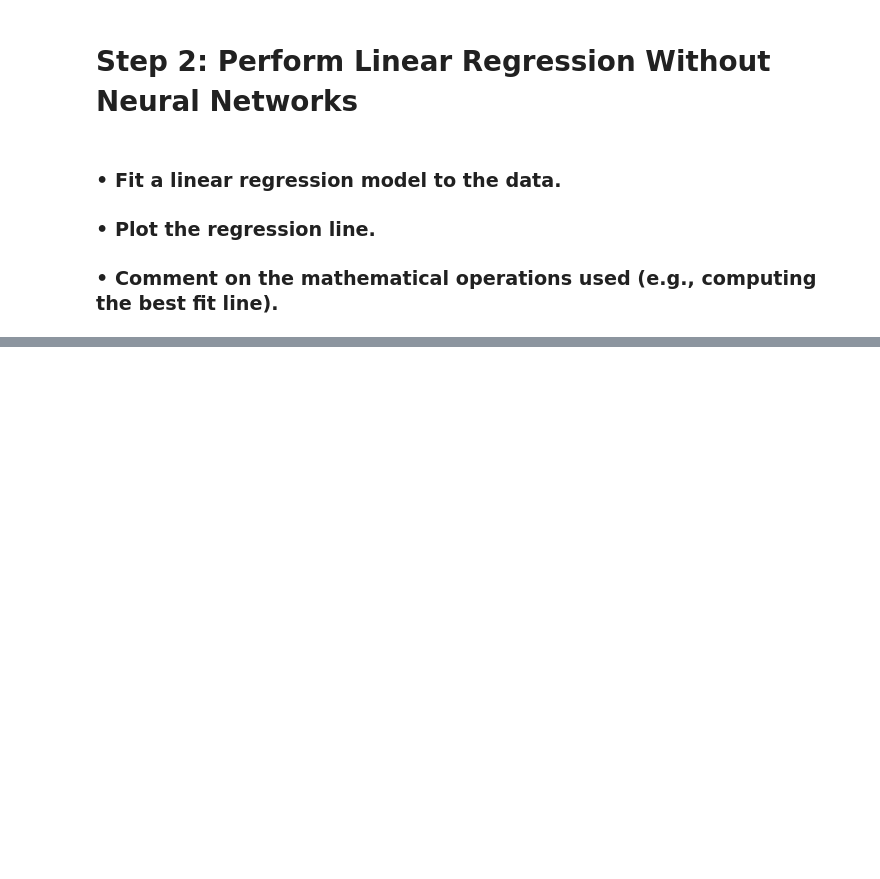
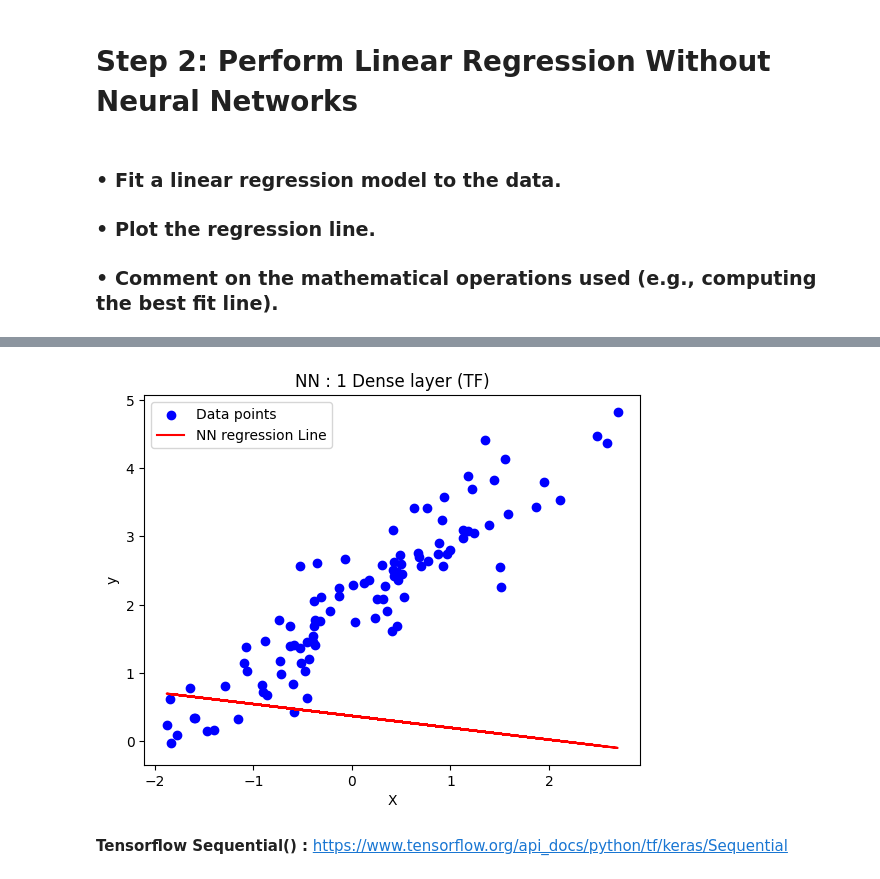
Before and after one commit to akshayparate123/Stevens-Data-Science-Coursework, a Jupyter notebook: CS 583/Programming Assignment 1.ipynb, the cells around one changed output, grey strips where cells are left out. Saved outputs shown, nothing was run; the diff lists cells and outputs as text; code cells hidden in the pictures; blank space fills up the shorter version.

```diff
--- a/CS 583/Programming Assignment 1.ipynb
+++ b/CS 583/Programming Assignment 1.ipynb
@@ -105,0 +114,20 @@ slopeList[least_value_index],interceptList[least_value_index]
+# %%
+#initializing the model
+model = Sequential()
+#Adding dense layer to the model with 1 neuron and 1 input. Activation function is linear
+model.add(Dense(1,input_dim = 1,activation="linear"))
+#Compiling the model by optimizing the loss using ADAM optimizer and loss is calculated using MSE.
+model.compile(optimizer='adam',loss='mean_squared_error')
+#Training the model over 100 epochs
+model.fit(random_data_points_x,random_data_points_y,epochs = 100, verbose = 0)
+#Predicting the output using trained model
+y_pred_one_layer = model.predict(random_data_points_x)
+#Plotting the output
+plt.scatter(random_data_points_x, random_data_points_y, color="blue", label="Data points")
+plt.plot(random_data_points_x,y_pred_one_layer, color="red", label="NN regression Line")
+plt.xlabel("X")
+plt.ylabel("y")
+plt.legend()
+plt.title("NN : 1 Dense layer (TF)")
+plt.show()
+# %% [output]
@@ -105,0 +135,3 @@ slopeList[least_value_index],interceptList[least_value_index]
+[figure, added]
+# %% [markdown]
+**Tensorflow Sequential() :** https://www.tensorflow.org/api_docs/python/tf/keras/Sequential
```
Also changed, not shown: parts of 45 cells of this notebook, 10 other files.
